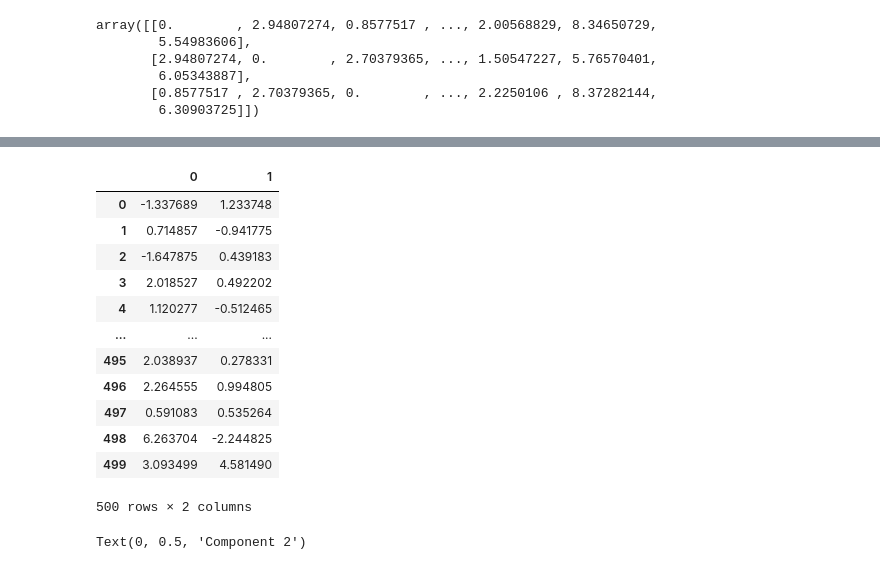
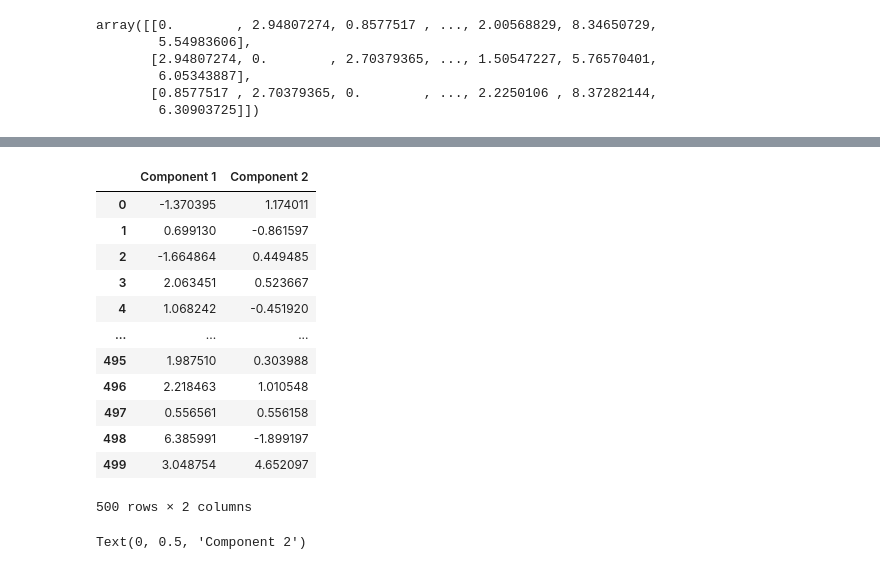
Before and after one commit to michalis0/DataScience_and_MachineLearning, a Jupyter notebook: week10/Dimensionality_reduction.ipynb, the cells around one changed output, grey strips where cells are left out. Cells and saved outputs as stored; diff of their text form; code cells hidden in the pictures.

```diff
--- a/week10/Dimensionality_reduction.ipynb
+++ b/week10/Dimensionality_reduction.ipynb
@@ -302,23 +317,23 @@ array([[0.        , 2.86604317, 0.81275708, ..., 1.25369239, 8.25031516,
 # %%
 # MDS
 from sklearn import manifold
 mds = manifold.MDS(n_components=2, max_iter=100000, eps=1e-12, random_state=seed,
                    dissimilarity='precomputed', n_jobs=-1)
-pos = pd.DataFrame(mds.fit_transform(similarities))
+pos = pd.DataFrame(mds.fit_transform(similarities), columns=['Component 1', 'Component 2'])
 pos
 # %% [output]
-|  | 0 | 1 |
-| 0 | -1.337689 | 1.233748 |
-| 1 | 0.714857 | -0.941775 |
-| 2 | -1.647875 | 0.439183 |
-| 3 | 2.018527 | 0.492202 |
-| 4 | 1.120277 | -0.512465 |
+|  | Component 1 | Component 2 |
+| 0 | -1.370395 | 1.174011 |
+| 1 | 0.699130 | -0.861597 |
+| 2 | -1.664864 | 0.449485 |
+| 3 | 2.063451 | 0.523667 |
+| 4 | 1.068242 | -0.451920 |
 | ... | ... | ... |
-| 495 | 2.038937 | 0.278331 |
-| 496 | 2.264555 | 0.994805 |
-| 497 | 0.591083 | 0.535264 |
-| 498 | 6.263704 | -2.244825 |
-| 499 | 3.093499 | 4.581490 |
+| 495 | 1.987510 | 0.303988 |
+| 496 | 2.218463 | 1.010548 |
+| 497 | 0.556561 | 0.556158 |
+| 498 | 6.385991 | -1.899197 |
+| 499 | 3.048754 | 4.652097 |
 500 rows × 2 columns
 # %%
 # Plot projection
```
Also changed, not shown: parts of 5 cells of this notebook.
